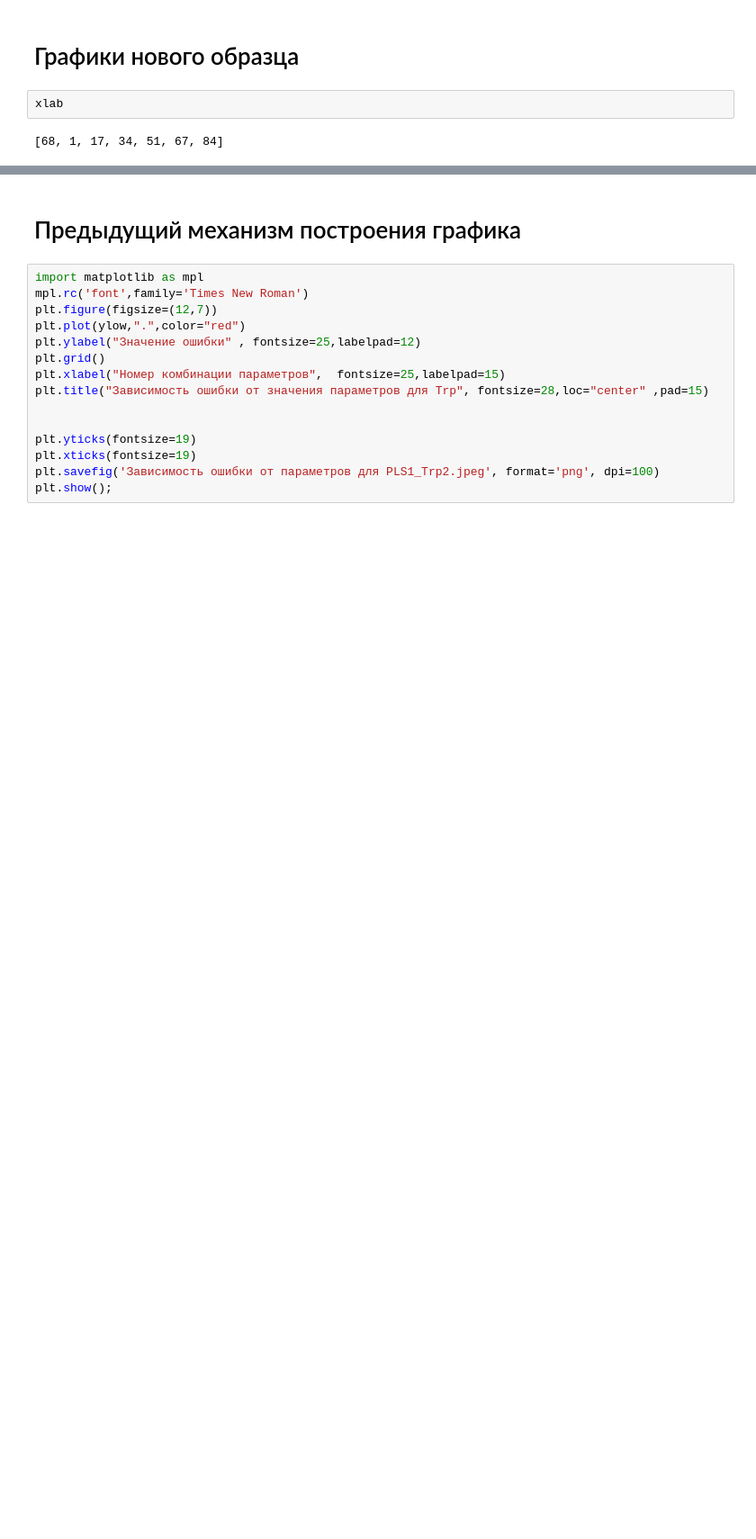
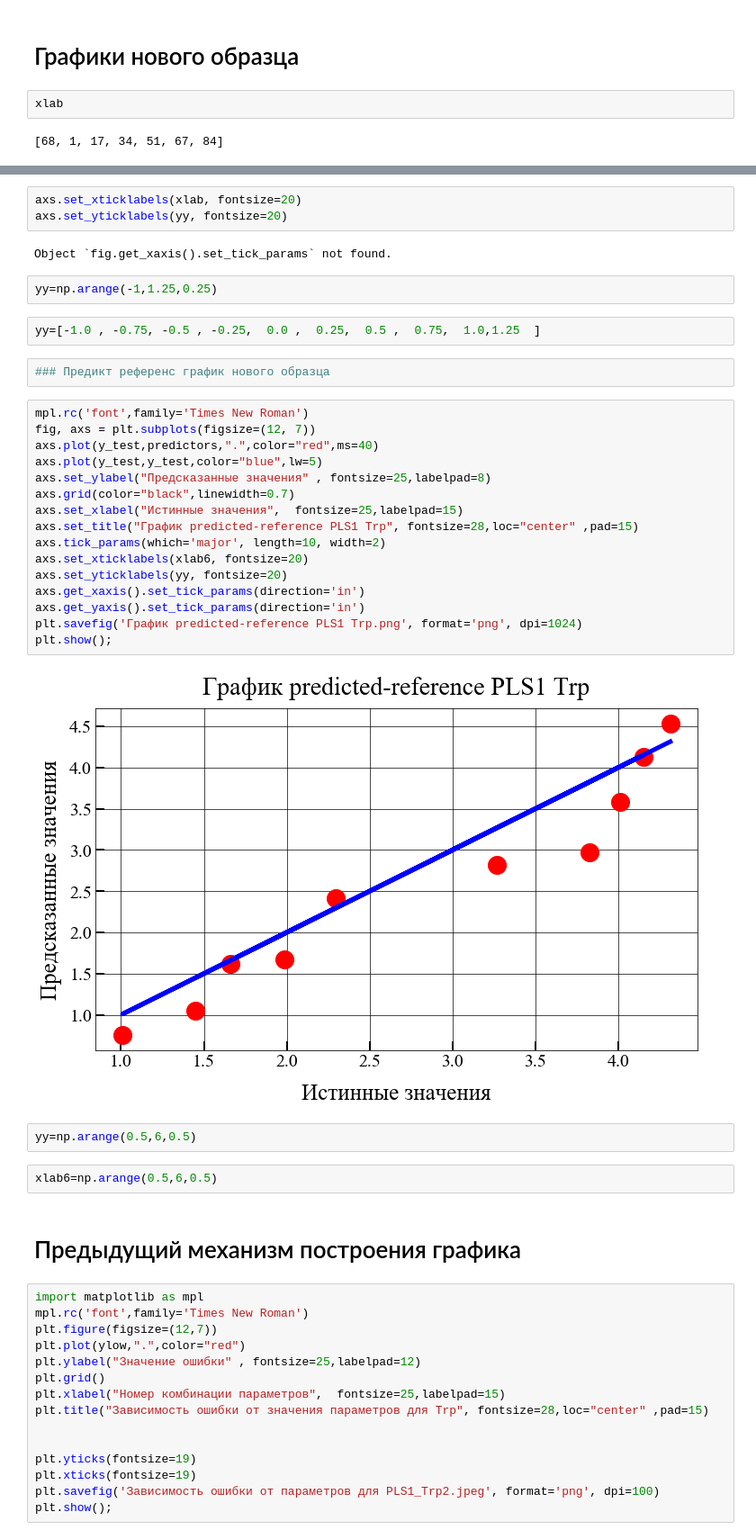
Before and after one commit to 89605502155/course-work-2, a Jupyter notebook: PLS1_regression.ipynb, the cells around one changed output, grey strips where cells are left out. Shown at 90% size. Cells and saved outputs as stored; diff of their text form; blank space fills up the shorter version.

```diff
--- a/PLS1_regression.ipynb
+++ b/PLS1_regression.ipynb
@@ -156,3 +192,36 @@ Object `fig.get_xaxis().set_tick_params` not found.
+# %%
+axs.set_xticklabels(xlab, fontsize=20)
+axs.set_yticklabels(yy, fontsize=20)
+# %% [output]
+Object `fig.get_xaxis().set_tick_params` not found.
+# %%
+yy=np.arange(-1,1.25,0.25)
+# %%
+yy=[-1.0 , -0.75, -0.5 , -0.25,  0.0 ,  0.25,  0.5 ,  0.75,  1.0,1.25  ]
+# %%
+### Предикт референс график нового образца
+# %%
+mpl.rc('font',family='Times New Roman')
+fig, axs = plt.subplots(figsize=(12, 7))
+axs.plot(y_test,predictors,".",color="red",ms=40)
+axs.plot(y_test,y_test,color="blue",lw=5)
+axs.set_ylabel("Предсказанные значения" , fontsize=25,labelpad=8)
+axs.grid(color="black",linewidth=0.7)
+axs.set_xlabel("Истинные значения",  fontsize=25,labelpad=15)
+axs.set_title("График predicted-reference PLS1 Trp", fontsize=28,loc="center" ,pad=15)
+axs.tick_params(which='major', length=10, width=2)
+axs.set_xticklabels(xlab6, fontsize=20)
+axs.set_yticklabels(yy, fontsize=20)
+axs.get_xaxis().set_tick_params(direction='in')
+axs.get_yaxis().set_tick_params(direction='in')
+plt.savefig('График predicted-reference PLS1 Trp.png', format='png', dpi=1024)
+plt.show();
+# %% [output]
+[figure, added]
+# %%
+yy=np.arange(0.5,6,0.5)
+# %%
+xlab6=np.arange(0.5,6,0.5)
 # %% [markdown]
 # Предыдущий механизм построения графика
 # %%
```
Also changed, not shown: parts of 28 cells of this notebook, 45 other files.
